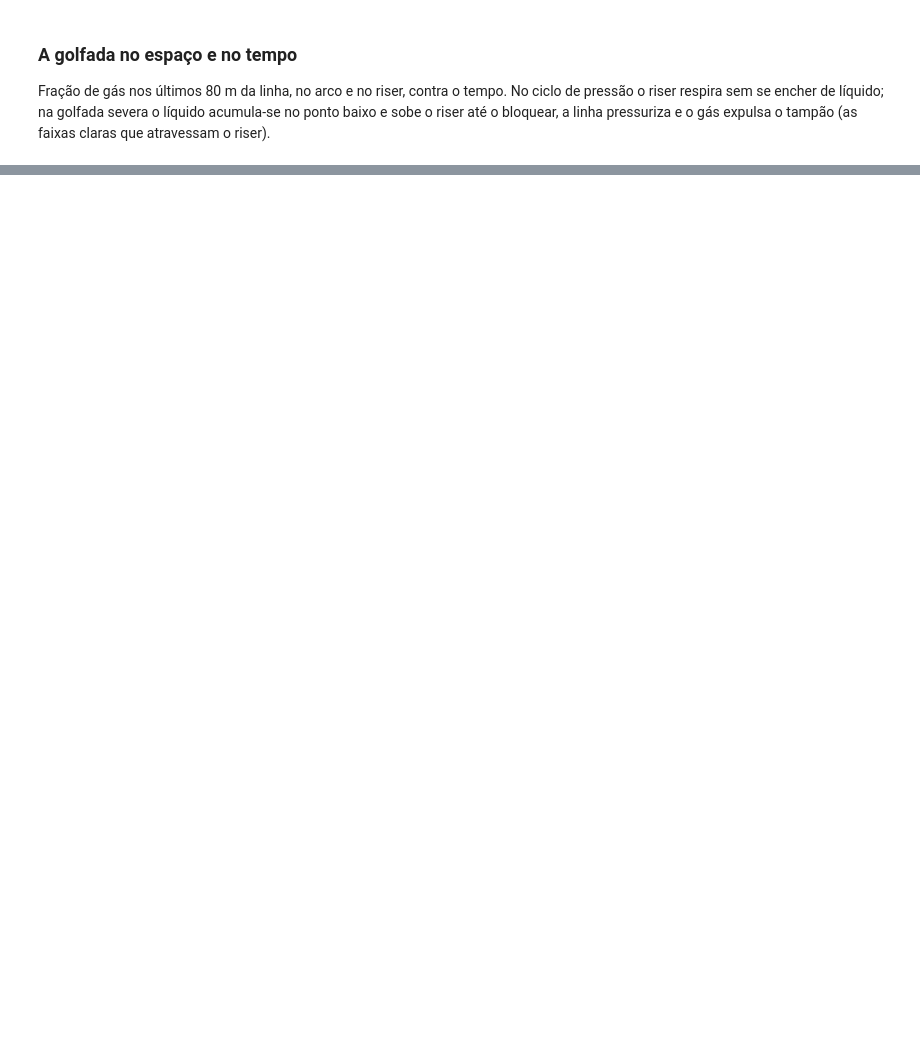
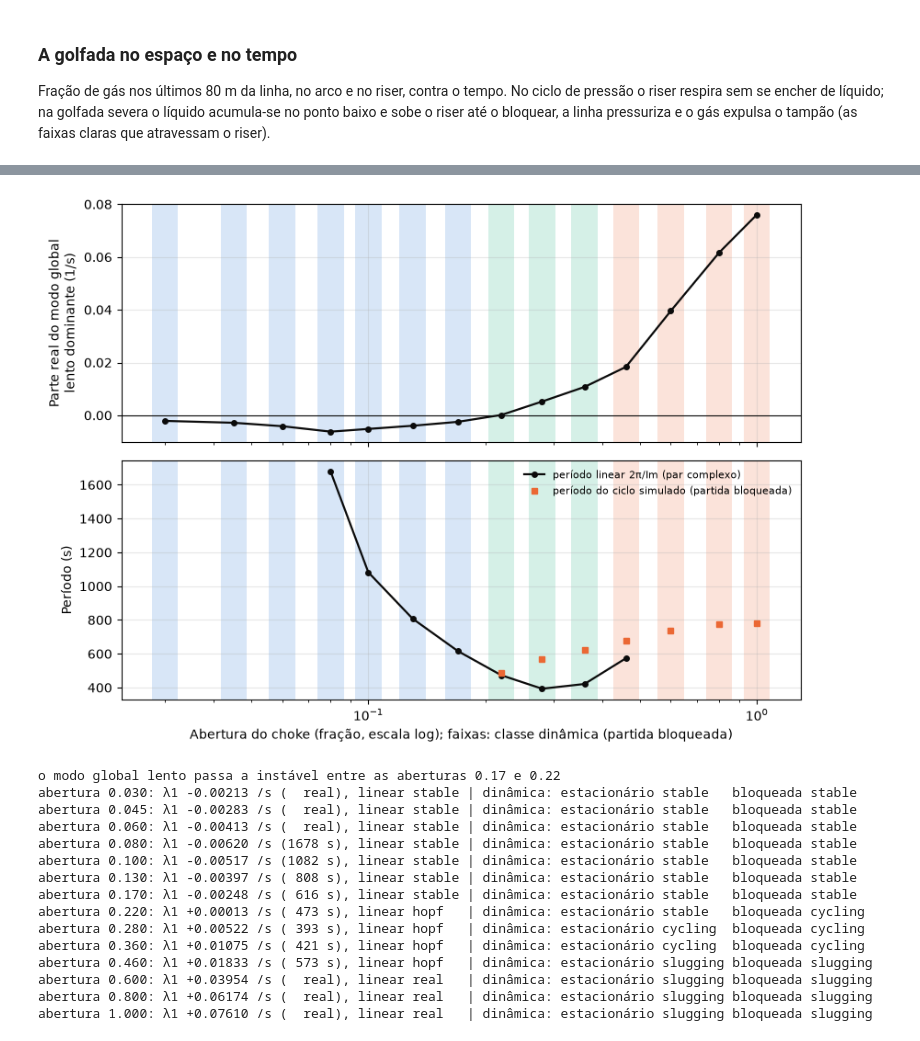
Before and after one commit to Jaimenms/dsc-ufrj, a Jupyter notebook: notebooks/issues/nb_estabilidade_mapa.ipynb, the cells around one changed output, grey strips where cells are left out. Cells and saved outputs as stored; diff of their text form; code cells hidden in the pictures; blank space fills up the shorter version.

```diff
--- a/notebooks/issues/nb_estabilidade_mapa.ipynb
+++ b/notebooks/issues/nb_estabilidade_mapa.ipynb
@@ -519,0 +485,70 @@ ponto baixo quase cheio de líquido, onde o padrão físico é disperso ou inter
+# %%
+line = sorted([G[("steady", P_SEL, ab)] for ab in openings], key=lambda r: r["ab"])
+ab_l = np.array([r["ab"] for r in line])
+re1 = np.array([r["lin_re1"] for r in line])
+im1 = np.array([r["lin_im1"] for r in line])
+fig, (a1, a2) = plt.subplots(2, 1, figsize=(8.5, 6.2), sharex=True)
+for r in line:
+    for a in (a1, a2):
+        a.axvspan(
+            r["ab"] / 1.08, r["ab"] * 1.08, color=CYCLE_COLORS[G[("blocked", P_SEL, r["ab"])]["cls"]], alpha=0.18, lw=0
+        )
+a1.axhline(0, color=INK, lw=0.8)
+a1.plot(ab_l, re1, color=INK, lw=1.6, marker="o", ms=4)
+a1.set_ylabel("Parte real do modo global\nlento dominante (1/s)")
+cplx = np.abs(im1) > 1e-9
+a2.plot(
+    ab_l[cplx],
+    2 * np.pi / np.abs(im1[cplx]),
+    color=INK,
+    lw=1.6,
+    marker="o",
+    ms=4,
+    label="período linear 2π/Im (par complexo)",
+)
+cyc = [
+    (r["ab"], G[("blocked", P_SEL, r["ab"])]["period"])
+    for r in line
+    if G[("blocked", P_SEL, r["ab"])]["cls"] != "stable"
+]
+a2.plot(
+    [c[0] for c in cyc],
+    [c[1] for c in cyc],
+    color=SERIES["blocked"],
+    lw=0,
+    marker="s",
+    ms=5,
+    label="período do ciclo simulado (partida bloqueada)",
+)
+a2.set_ylabel("Período (s)")
+a2.set_xlabel("Abertura do choke (fração, escala log); faixas: classe dinâmica (partida bloqueada)")
+for a in (a1, a2):
+    a.set_xscale("log")
+    a.grid(alpha=0.3)
+a2.legend(frameon=False, fontsize=8)
+plt.tight_layout()
+plt.show()
+cross = [(line[i]["ab"], line[i + 1]["ab"]) for i in range(len(line) - 1) if re1[i] <= 0 < re1[i + 1]]
+print("o modo global lento passa a instável entre as aberturas", ", ".join(f"{a:g} e {b:g}" for a, b in cross))
+for r in line:
+    per = f"{2 * np.pi / abs(r['lin_im1']):.0f} s" if abs(r["lin_im1"]) > 1e-9 else "real"
+    print(
+        f"abertura {r['ab']:5.3f}: λ1 {r['lin_re1']:+.5f} /s ({per:>6s}), linear {r['lin_cls']:6s} | dinâmica: estacionário {r['cls']:8s} bloqueada {G[('blocked', P_SEL, r['ab'])]['cls']}"
+    )
+# %% [output]
+[figure, added]
+o modo global lento passa a instável entre as aberturas 0.17 e 0.22
+abertura 0.030: λ1 -0.00213 /s (  real), linear stable | dinâmica: estacionário stable   bloqueada stable
+abertura 0.045: λ1 -0.00283 /s (  real), linear stable | dinâmica: estacionário stable   bloqueada stable
+abertura 0.060: λ1 -0.00413 /s (  real), linear stable | dinâmica: estacionário stable   bloqueada stable
+abertura 0.080: λ1 -0.00620 /s (1678 s), linear stable | dinâmica: estacionário stable   bloqueada stable
+abertura 0.100: λ1 -0.00517 /s (1082 s), linear stable | dinâmica: estacionário stable   bloqueada stable
+abertura 0.130: λ1 -0.00397 /s ( 808 s), linear stable | dinâmica: estacionário stable   bloqueada stable
+abertura 0.170: λ1 -0.00248 /s ( 616 s), linear stable | dinâmica: estacionário stable   bloqueada stable
+abertura 0.220: λ1 +0.00013 /s ( 473 s), linear hopf   | dinâmica: estacionário stable   bloqueada cycling
+abertura 0.280: λ1 +0.00522 /s ( 393 s), linear hopf   | dinâmica: estacionário cycling  bloqueada cycling
+abertura 0.360: λ1 +0.01075 /s ( 421 s), linear hopf   | dinâmica: estacionário cycling  bloqueada cycling
+abertura 0.460: λ1 +0.01833 /s ( 573 s), linear hopf   | dinâmica: estacionário slugging bloqueada slugging
+abertura 0.600: λ1 +0.03954 /s (  real), linear real   | dinâmica: estacionário slugging bloqueada slugging
+abertura 0.800: λ1 +0.06174 /s (  real), linear real   | dinâmica: estacionário slugging bloqueada slugging
+abertura 1.000: λ1 +0.07610 /s (  real), linear real   | dinâmica: estacionário slugging bloqueada slugging
```
Also changed, not shown: parts of 25 cells of this notebook, 8 other files.
